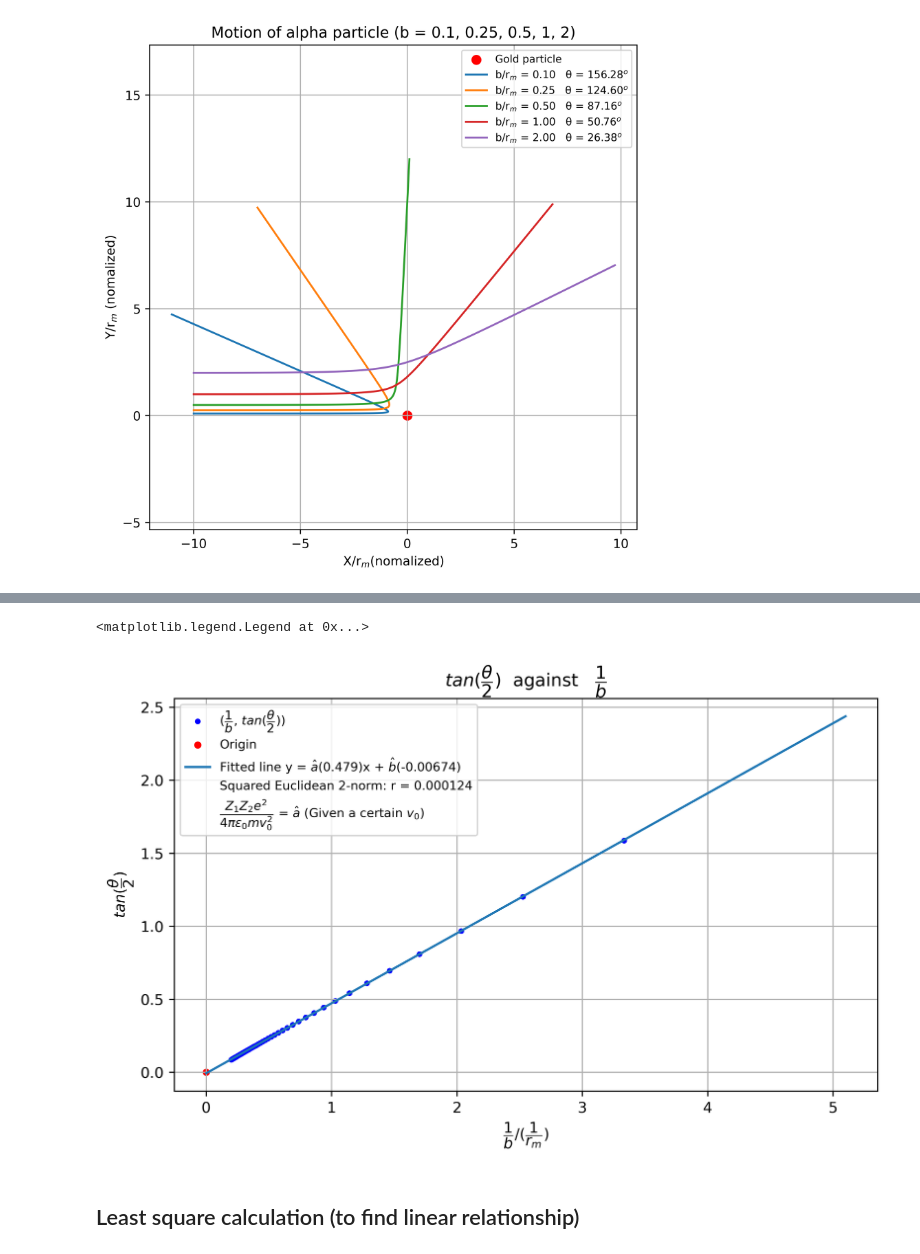
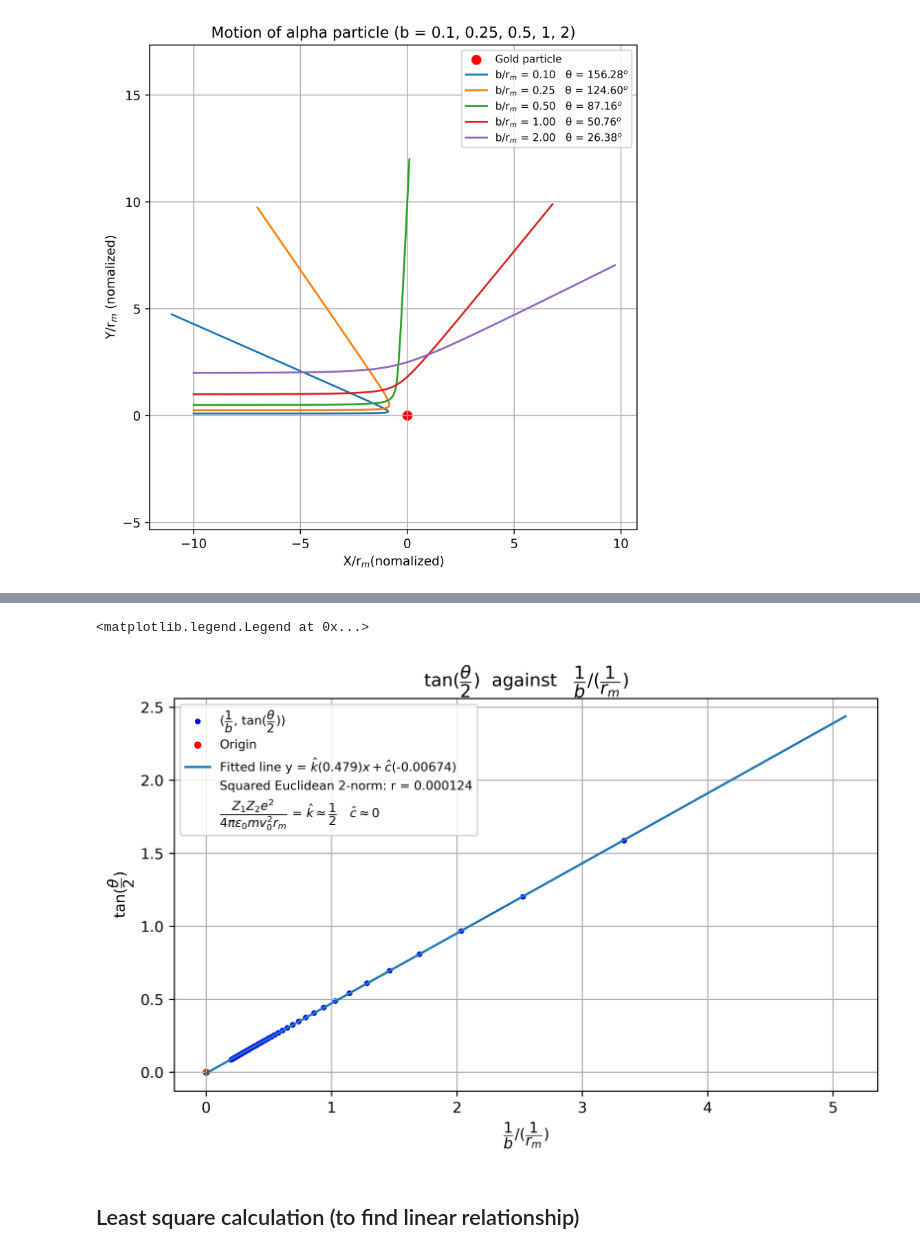
Before and after one commit to Wangxuechi/Rutherford-scattering-CUHK-2024-PHYS-1113-short-project, a Jupyter notebook: project.ipynb, the cells around one changed output, grey strips where cells are left out. Cells and saved outputs as stored; diff of their text form; code cells hidden in the pictures.

```diff
--- a/project.ipynb
+++ b/project.ipynb
@@ -86,29 +88,29 @@ plt.legend(fontsize="small")
 # %%
 plt.figure(figsize=(38.4/4.5, 21.6/4.5), dpi=450)
 plt.xlabel(r"$\dfrac{1}{b} /(\dfrac{1}{r_m})$",)
-plt.title("$tan(\\dfrac{θ}{2})$  against   $\\dfrac{1}{b}$")
-plt.ylabel(r'$tan(\dfrac{θ}{2})$')
+plt.title("$\\tan(\\dfrac{θ}{2})$  against   $\\dfrac{1}{b}/(\\dfrac{1}{r_m})$")
+plt.ylabel(r'$\tan(\dfrac{θ}{2})$')
 tan_theta_de_2 = np.array([])
 b_devided_1 = np.array([])
 for i in tqdm.tqdm(np.linspace(0.3,5,50), ascii=True):
     (X, Y, V_X, V_Y) = cal_X_Y(i)
     theta = np.arctan(V_Y[-1] / V_X[-1])
     if theta < 0:
         theta = np.pi - np.abs(theta)
     tan_theta_de_2 = np.append(tan_theta_de_2, np.tan(theta/2))
     b_devided_1 = np.append(b_devided_1, 1/i)
     #plt.scatter(1/i, np.tan(theta/2 - 1e-8), c='b', s=10, label='($\\dfrac{1}{b}$, $tan(\\dfrac{θ}{2})$')
 [a, b] = np.linalg.lstsq(np.vstack([b_devided_1 , np.ones(len(b_devided_1))]).T, tan_theta_de_2)[0]
 plt.grid()
-plt.scatter(b_devided_1, tan_theta_de_2, c='b', s=8, label='($\\dfrac{1}{b}$, $tan(\\dfrac{θ}{2}$))')
+plt.scatter(b_devided_1, tan_theta_de_2, c='b', s=8, label='($\\dfrac{1}{b}$, $\\tan(\\dfrac{θ}{2}$))')
 plt.scatter(0,0, s=15, c='r', label="Origin")
-plt.plot(np.linspace(0,5.1, 40), a * np.linspace(0,5.1, 40) + b, label="Fitted line y = $\\^a$(0.479)x + $\\^b$(-0.00674)")
+plt.plot(np.linspace(0,5.1, 40), a * np.linspace(0,5.1, 40) + b, label="Fitted line y = $\\hat k(0.479)x + \\hat c$(-0.00674)")
 plt.scatter(0,0, label="Squared Euclidean 2-norm: r = 0.000124",c='black',s=0)
-plt.scatter(0,0, label="$\\dfrac{Z_1 Z_2 e^2}{4 \\pi \\epsilon_0 m v_0^2}$ = $\\^a$ (Given a certain $v_0$)",c='black',s=0)
+plt.scatter(0,0, label="$\\dfrac{Z_1 Z_2 e^2}{4 \\pi \\epsilon_0 m v_0^2 r_m}$ = $  \\hat k \\approx \\dfrac{1}{2} \\quad \\hat c \\approx 0$",c='darkred',s=0)
 plt.legend(fontsize='small')
 # %% [output]
 <matplotlib.legend.Legend at 0x...>
-[figure, old version]
+[figure, new version]
 # %% [markdown]
 ## Least square calculation (to find linear relationship)
 # %% [markdown]
```
Also changed, not shown: parts of 4 cells of this notebook, 1 other file.
